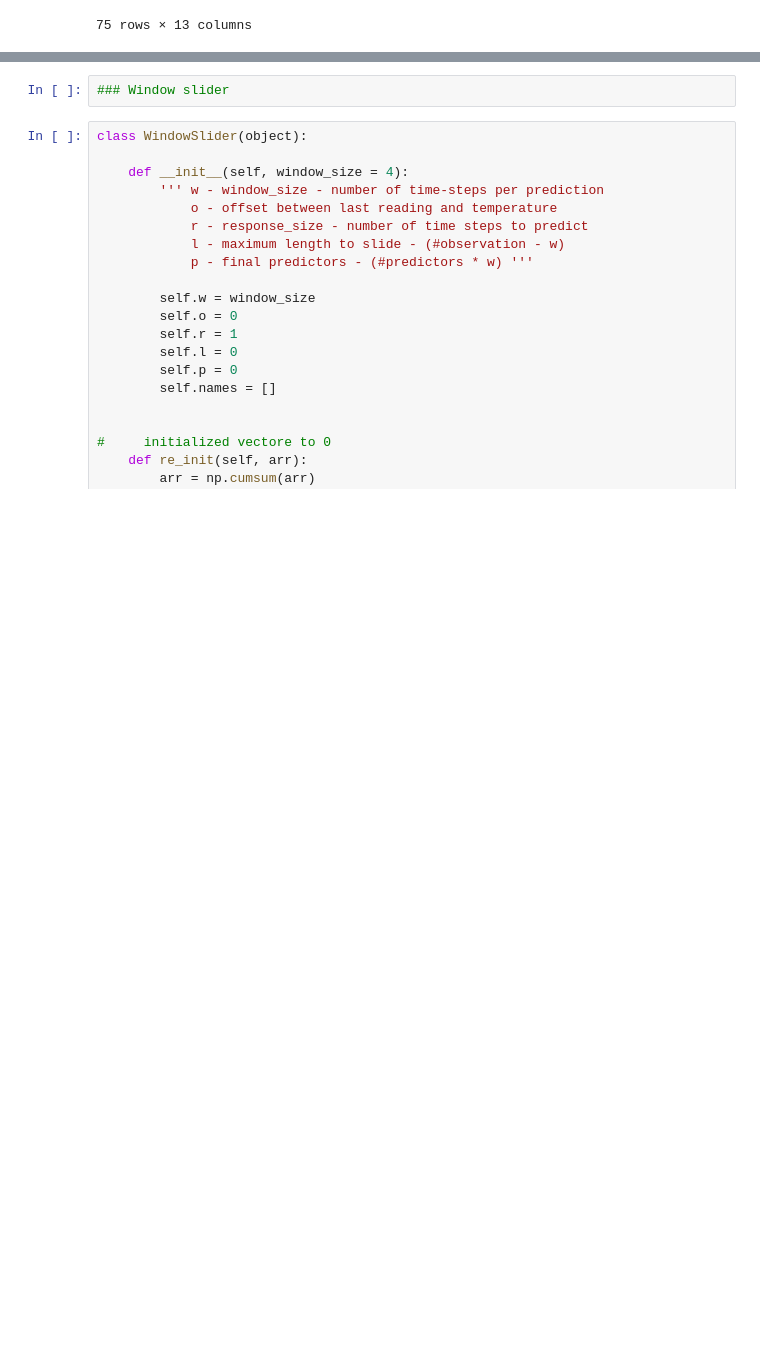
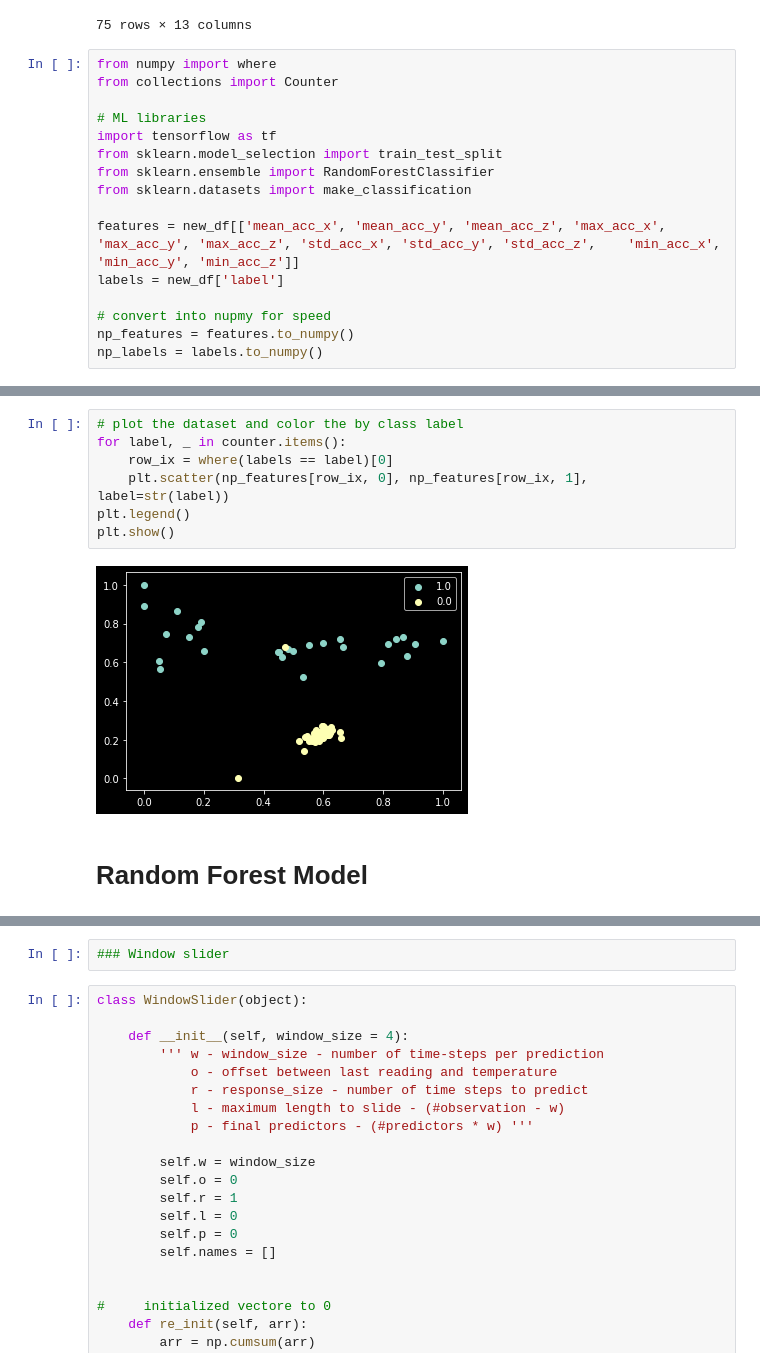
Before and after one commit to mariam-gogia/AirUX, a Jupyter notebook: src/air_gesture_model.ipynb, the cells around one changed output, grey strips where cells are left out. Saved outputs shown, nothing was run; the diff lists cells and outputs as text; blank space fills up the shorter version.

```diff
--- a/src/air_gesture_model.ipynb
+++ b/src/air_gesture_model.ipynb
@@ -460,3 +464,19 @@ new_df
 | 73 | 0.536304 | 0.143796 | 0.621170 | 0.009777 | 0.011666 | 0.302847 | 0.023072 | 0.086098 | 0.119634 | ... |
 | 74 | 0.315413 | 0.000000 | 0.303221 | 0.056331 | 0.000000 | 0.000000 | 0.186484 | 0.138843 | 0.150167 | ... |
 75 rows × 13 columns
+# %%
+from numpy import where
+from collections import Counter
+
+# ML libraries
+import tensorflow as tf
+from sklearn.model_selection import train_test_split
+from sklearn.ensemble import RandomForestClassifier
+from sklearn.datasets import make_classification
+
+features = new_df[['mean_acc_x', 'mean_acc_y', 'mean_acc_z', 'max_acc_x', 'max_acc_y', 'max_acc_z', 'std_acc_x', 'std_acc_y', 'std_acc_z',	'min_acc_x', 'min_acc_y', 'min_acc_z']]
+labels = new_df['label']
+
+# convert into nupmy for speed
+np_features = features.to_numpy()
+np_labels = labels.to_numpy()
@@ -462,0 +503,11 @@ new_df
+# %%
+# plot the dataset and color the by class label
+for label, _ in counter.items():
+	row_ix = where(labels == label)[0]
+	plt.scatter(np_features[row_ix, 0], np_features[row_ix, 1], label=str(label))
+plt.legend()
+plt.show()
+# %% [output]
+[figure, added]
+# %% [markdown]
+# Random Forest Model
```
Also changed, not shown: parts of 9 cells of this notebook.
